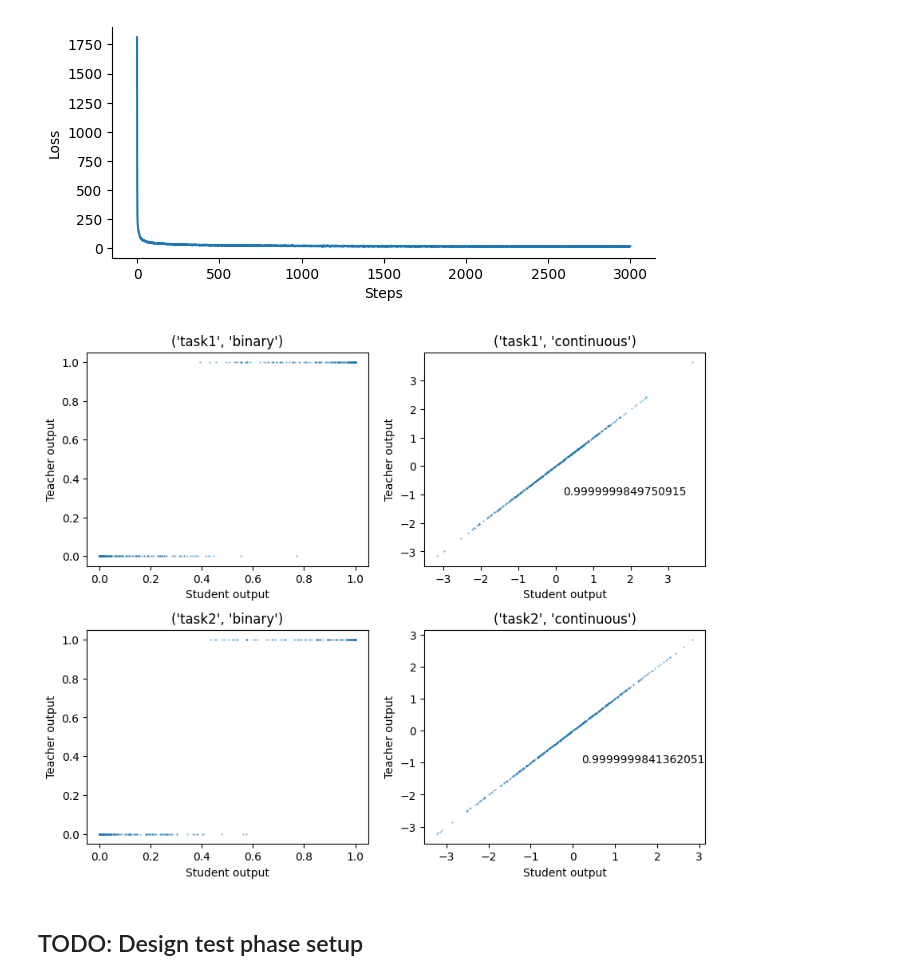
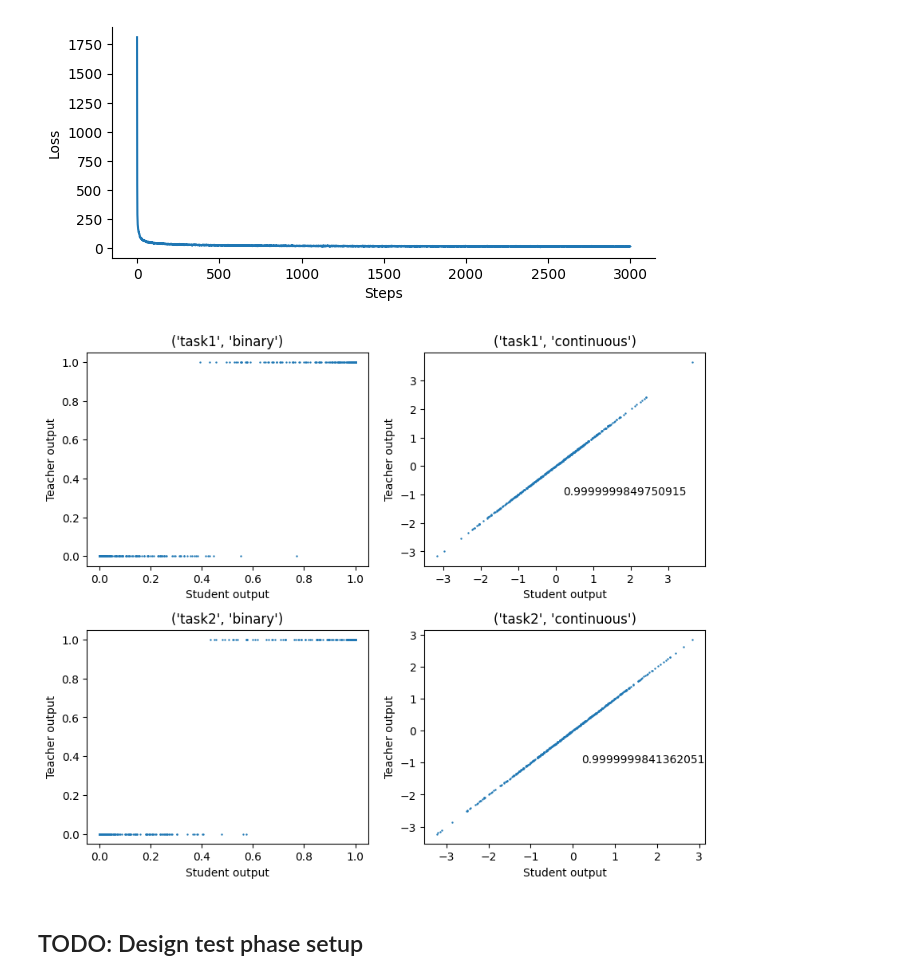
Before and after one commit to jinhl9/saad-solla-composition, a Jupyter notebook: composite_learning/prototype_demo.ipynb, the cells around one changed output. Saved outputs shown, nothing was run; the diff lists cells and outputs as text; code cells hidden in the pictures.

```diff
--- a/composite_learning/prototype_demo.ipynb
+++ b/composite_learning/prototype_demo.ipynb
@@ -87,22 +87,22 @@ ax1.spines['top'].set_visible(False)
 # %%
 import sklearn
 import numpy as np
 iter_idx = 2000
 
 plt.figure(figsize=(10,8))
 value_type = {0: ('task1', 'binary'), 1: ('task1', 'continuous'), 2: ('task2', 'binary'), 3: ('task2', 'continuous')}
 plt.subplots_adjust(hspace=0.3)
 for i in range(4):
     ax = plt.subplot(2,2,i+1)
-    ax.scatter(solver.history['prediction'][iter_idx][:,i], solver.history['true'][iter_idx][:,i], s=0.1)
+    ax.scatter(solver.history['prediction'][iter_idx][:,i], solver.history['true'][iter_idx][:,i], s=0.5)
     if value_type[i][1]=='continuous':
         r2=sklearn.metrics.r2_score(solver.history['true'][iter_idx][:,i], solver.history['prediction'][iter_idx][:,i])
         ax.text(0.2,-1, r2)
     ax.set_xlabel('Student output')
     ax.set_ylabel('Teacher output')
     ax.set_title(f'{value_type[i]}')
 # %% [output]
-[figure, old version]
+[figure, new version]
 # %% [markdown]
 <h2> TODO: Design test phase setup </h2>
 # %%
```
Also changed, not shown: parts of 3 cells of this notebook.
